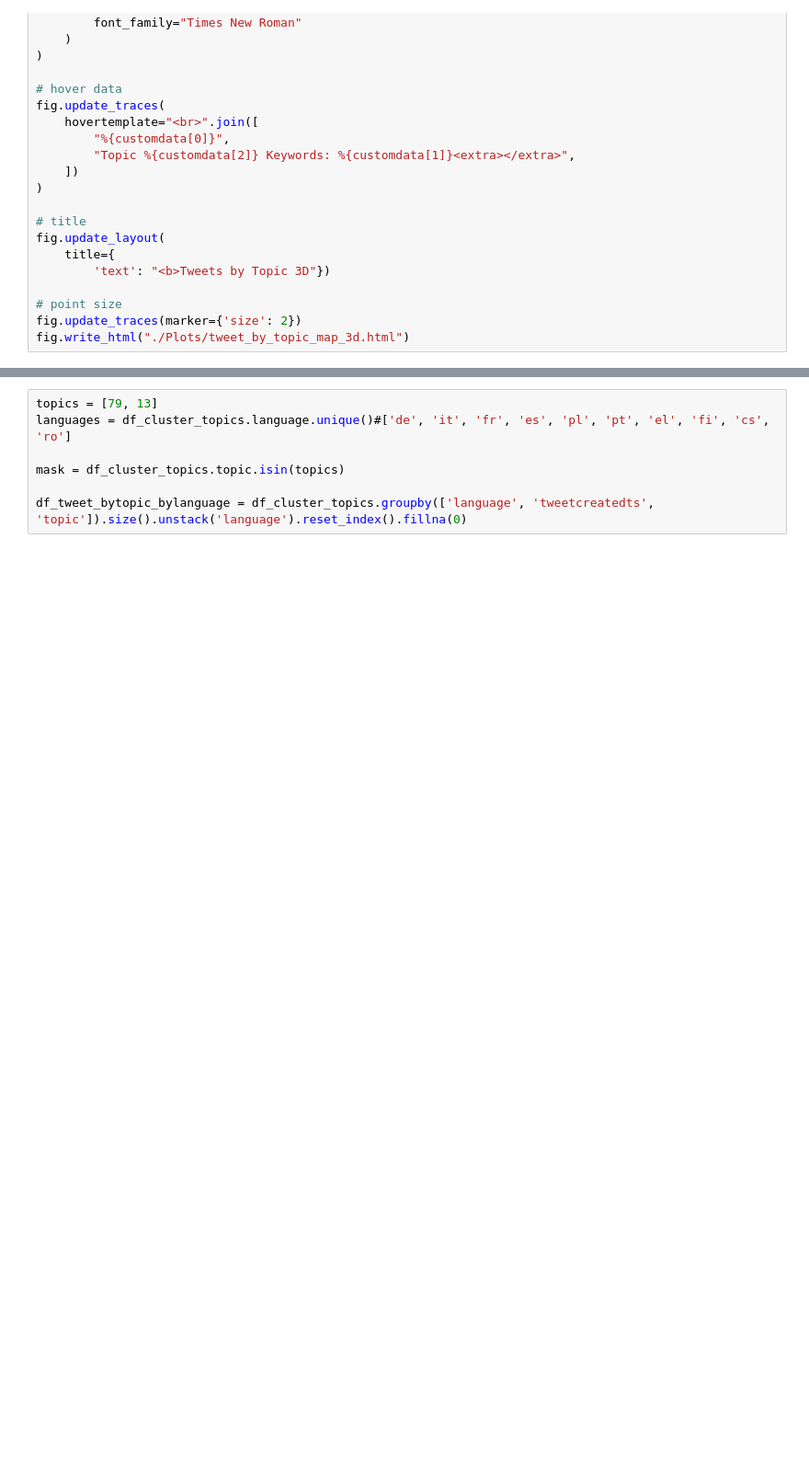
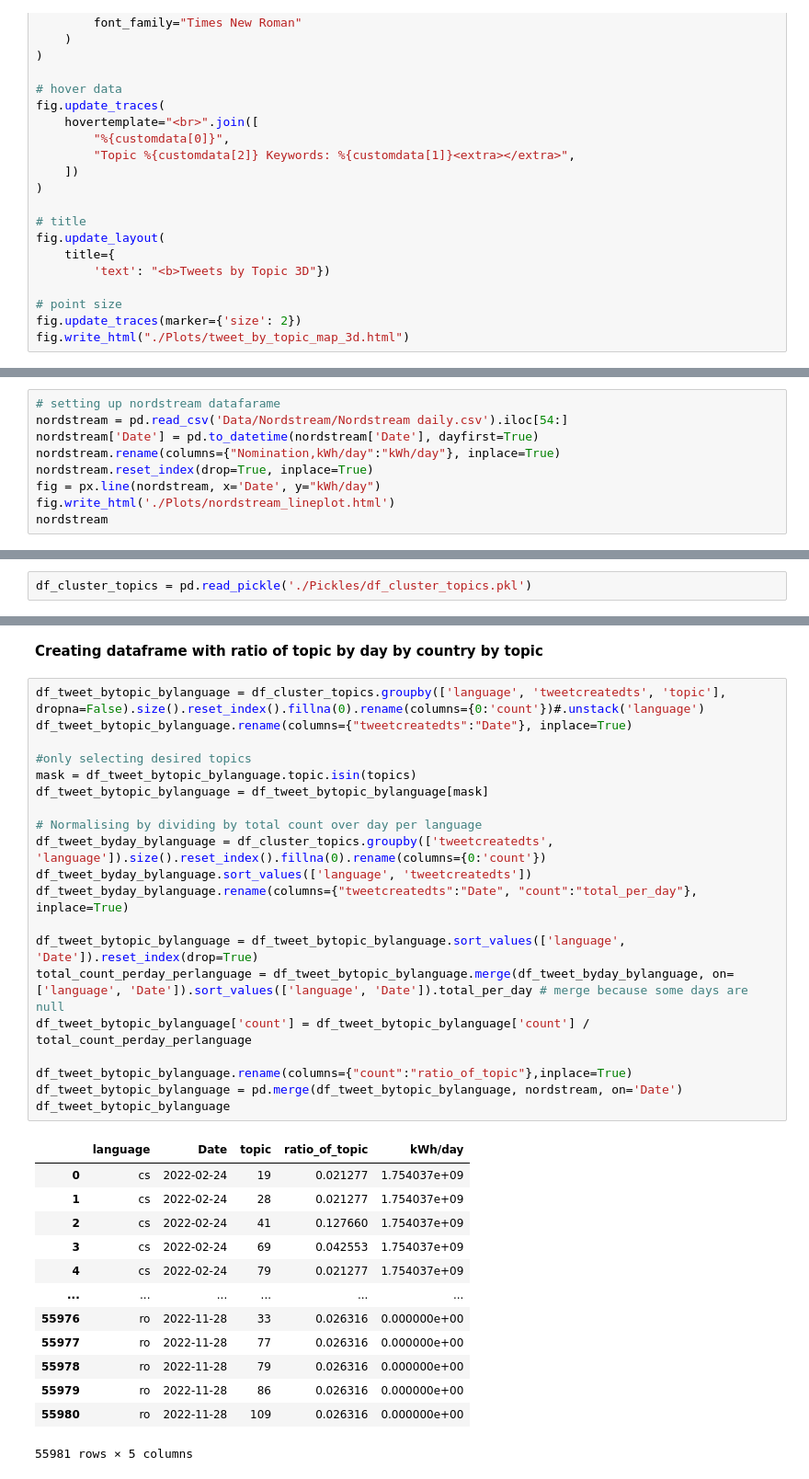
Before and after one commit to elyxlz/Ukraine-Twitter-Analysis, a Jupyter notebook: analysis.ipynb, the cells around one changed output, grey strips where cells are left out. Shown at 92% size. Saved outputs shown, nothing was run; the diff lists cells and outputs as text; blank space fills up the shorter version.

```diff
--- a/analysis.ipynb
+++ b/analysis.ipynb
@@ -674,0 +665,9 @@ Remove html codes from text
+# %%
+# setting up nordstream datafarame
+nordstream = pd.read_csv('Data/Nordstream/Nordstream daily.csv').iloc[54:]
+nordstream['Date'] = pd.to_datetime(nordstream['Date'], dayfirst=True)
+nordstream.rename(columns={"Nomination,kWh/day":"kWh/day"}, inplace=True)
+nordstream.reset_index(drop=True, inplace=True)
+fig = px.line(nordstream, x='Date', y="kWh/day")
+fig.write_html('./Plots/nordstream_lineplot.html')
+nordstream
@@ -676,0 +690,2 @@ Remove html codes from text
+# %%
+df_cluster_topics = pd.read_pickle('./Pickles/df_cluster_topics.pkl')
@@ -677,7 +741,36 @@ Remove html codes from text
+# %% [markdown]
+**Creating dataframe with ratio of topic by day by country by topic**
 # %%
-topics = [79, 13]
-languages = df_cluster_topics.language.unique()#['de', 'it', 'fr', 'es', 'pl', 'pt', 'el', 'fi', 'cs', 'ro']
+df_tweet_bytopic_bylanguage = df_cluster_topics.groupby(['language', 'tweetcreatedts', 'topic'], dropna=False).size().reset_index().fillna(0).rename(columns={0:'count'})#.unstack('language')
+df_tweet_bytopic_bylanguage.rename(columns={"tweetcreatedts":"Date"}, inplace=True)
 
-mask = df_cluster_topics.topic.isin(topics)
+#only selecting desired topics
+mask = df_tweet_bytopic_bylanguage.topic.isin(topics)
+df_tweet_bytopic_bylanguage = df_tweet_bytopic_bylanguage[mask]
 
-df_tweet_bytopic_bylanguage = df_cluster_topics.groupby(['language', 'tweetcreatedts', 'topic']).size().unstack('language').reset_index().fillna(0)
+# Normalising by dividing by total count over day per language
+df_tweet_byday_bylanguage = df_cluster_topics.groupby(['tweetcreatedts', 'language']).size().reset_index().fillna(0).rename(columns={0:'count'})
+df_tweet_byday_bylanguage.sort_values(['language', 'tweetcreatedts'])
+df_tweet_byday_bylanguage.rename(columns={"tweetcreatedts":"Date", "count":"total_per_day"}, inplace=True)
+
+df_tweet_bytopic_bylanguage = df_tweet_bytopic_bylanguage.sort_values(['language', 'Date']).reset_index(drop=True)
+total_count_perday_perlanguage = df_tweet_bytopic_bylanguage.merge(df_tweet_byday_bylanguage, on=['language', 'Date']).sort_values(['language', 'Date']).total_per_day # merge because some days are null
+df_tweet_bytopic_bylanguage['count'] = df_tweet_bytopic_bylanguage['count'] / total_count_perday_perlanguage
+
+df_tweet_bytopic_bylanguage.rename(columns={"count":"ratio_of_topic"},inplace=True)
+df_tweet_bytopic_bylanguage = pd.merge(df_tweet_bytopic_bylanguage, nordstream, on='Date')
+df_tweet_bytopic_bylanguage
+# %% [output]
+|  | language | Date | topic | ratio_of_topic | kWh/day |
+| 0 | cs | 2022-02-24 | 19 | 0.021277 | 1.754037e+09 |
+| 1 | cs | 2022-02-24 | 28 | 0.021277 | 1.754037e+09 |
+| 2 | cs | 2022-02-24 | 41 | 0.127660 | 1.754037e+09 |
+| 3 | cs | 2022-02-24 | 69 | 0.042553 | 1.754037e+09 |
+| 4 | cs | 2022-02-24 | 79 | 0.021277 | 1.754037e+09 |
+| ... | ... | ... | ... | ... | ... |
+| 55976 | ro | 2022-11-28 | 33 | 0.026316 | 0.000000e+00 |
+| 55977 | ro | 2022-11-28 | 77 | 0.026316 | 0.000000e+00 |
+| 55978 | ro | 2022-11-28 | 79 | 0.026316 | 0.000000e+00 |
+| 55979 | ro | 2022-11-28 | 86 | 0.026316 | 0.000000e+00 |
+| 55980 | ro | 2022-11-28 | 109 | 0.026316 | 0.000000e+00 |
+55981 rows × 5 columns
```
Also changed, not shown: parts of 20 cells of this notebook, 5 other files.
